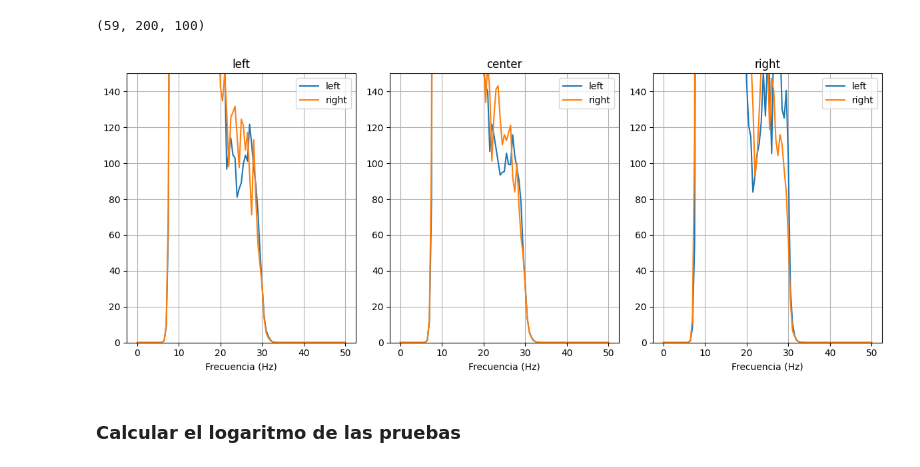
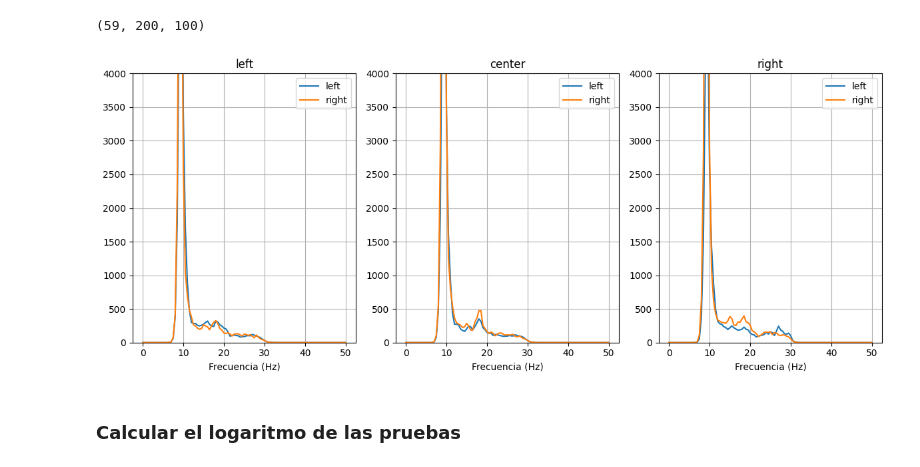
Before and after one commit to OmarAlejandroLinares/Signal-Processing-for-motor-imagery-BCI, a Jupyter notebook: lectura.ipynb, the cells around one changed output. Cells and saved outputs as stored; diff of their text form; code cells hidden in the pictures.

```diff
--- a/lectura.ipynb
+++ b/lectura.ipynb
@@ -24,7 +24,7 @@ from importar_dataset import *
 Se eliminan los usuarios ds1a y ds1f porque utilizan un brazo y un pie como clases
 # %%
 # Cargado el archivo mat
-m = leer("BCICIV_1_mat\BCICIV_calib_ds1b.mat")
+m = leer("BCICIV_1_mat\BCICIV_calib_ds1g.mat")
 
 # Extracción del estudio
 EEG = m['cnt'].T
@@ -367,18 +367,18 @@ trials_filt[cl1].shape
 # %%
 # Aplicando la PSD a las señales filtradas
 psd_1, freqs = psd(trials_filt[cl1])
 psd_2, freqs = psd(trials_filt[cl2])
 trials_PSD = {cl1: psd_1, cl2: psd_2}
 
 plot_psd(
     trials_PSD,
     freqs,
     [channel_names.index(ch) for ch in ['C3','Cz','C4']],
     chan_lab=['left','center','right'],
-    maxy=150
+    maxy=4000
 )
 # %% [output]
-[figure, old version]
+[figure, new version]
 # %% [markdown]
 ### Calcular el logaritmo de las pruebas
 # %%
```
Also changed, not shown: parts of 19 cells of this notebook.
